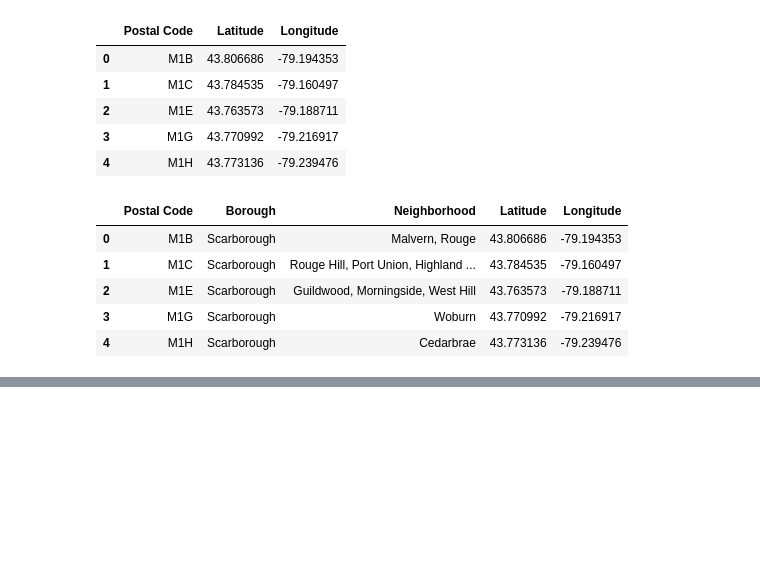
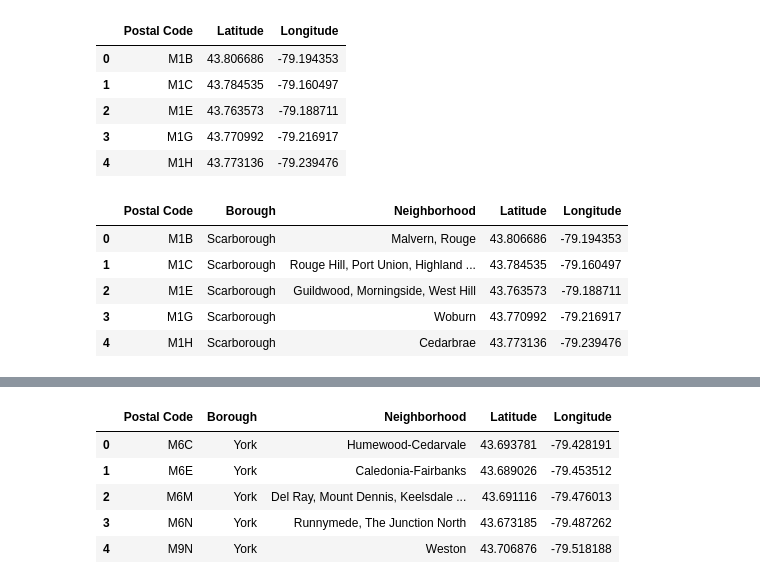
Before and after one commit to JessicaMcK/Coursera_Capstone, a Jupyter notebook: Segmenting_and_Clustering_Neighborhoods_in_Toronto.ipynb, the cells around one changed output, grey strips where cells are left out. Saved outputs shown, nothing was run; the diff lists cells and outputs as text; code cells hidden in the pictures; blank space fills up the shorter version.

```diff
--- a/Segmenting_and_Clustering_Neighborhoods_in_Toronto.ipynb
+++ b/Segmenting_and_Clustering_Neighborhoods_in_Toronto.ipynb
@@ -112,0 +174,11 @@ toronto_df.head()
+# %%
+#Explore York, Toronto
+york_data = toronto_df[toronto_df['Borough'] == 'York'].reset_index(drop=True)
+york_data.head()
+# %% [output]
+|  | Postal Code | Borough | Neighborhood | Latitude | Longitude |
+| 0 | M6C | York | Humewood-Cedarvale | 43.693781 | -79.428191 |
+| 1 | M6E | York | Caledonia-Fairbanks | 43.689026 | -79.453512 |
+| 2 | M6M | York | Del Ray, Mount Dennis, Keelsdale ... | 43.691116 | -79.476013 |
+| 3 | M6N | York | Runnymede, The Junction North | 43.673185 | -79.487262 |
+| 4 | M9N | York | Weston | 43.706876 | -79.518188 |
```
Also changed, not shown: parts of 6 cells of this notebook.
